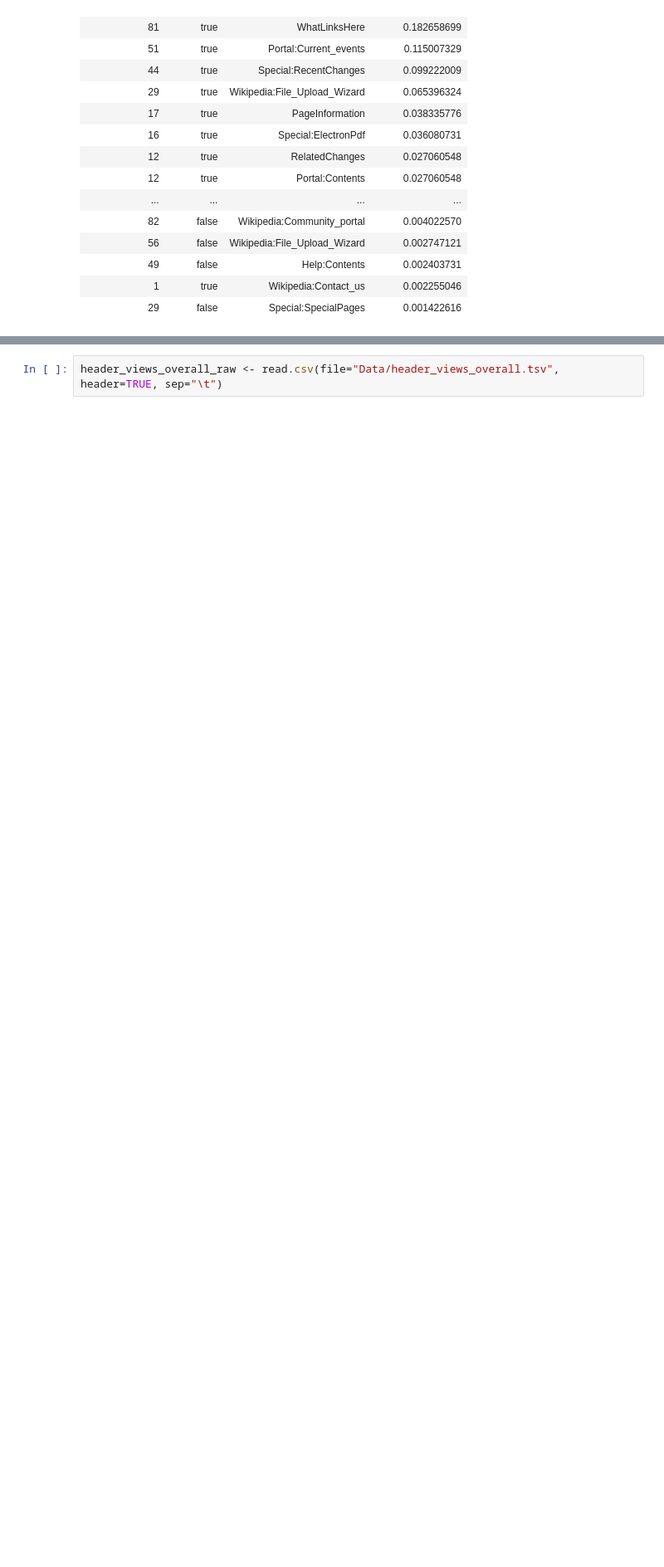
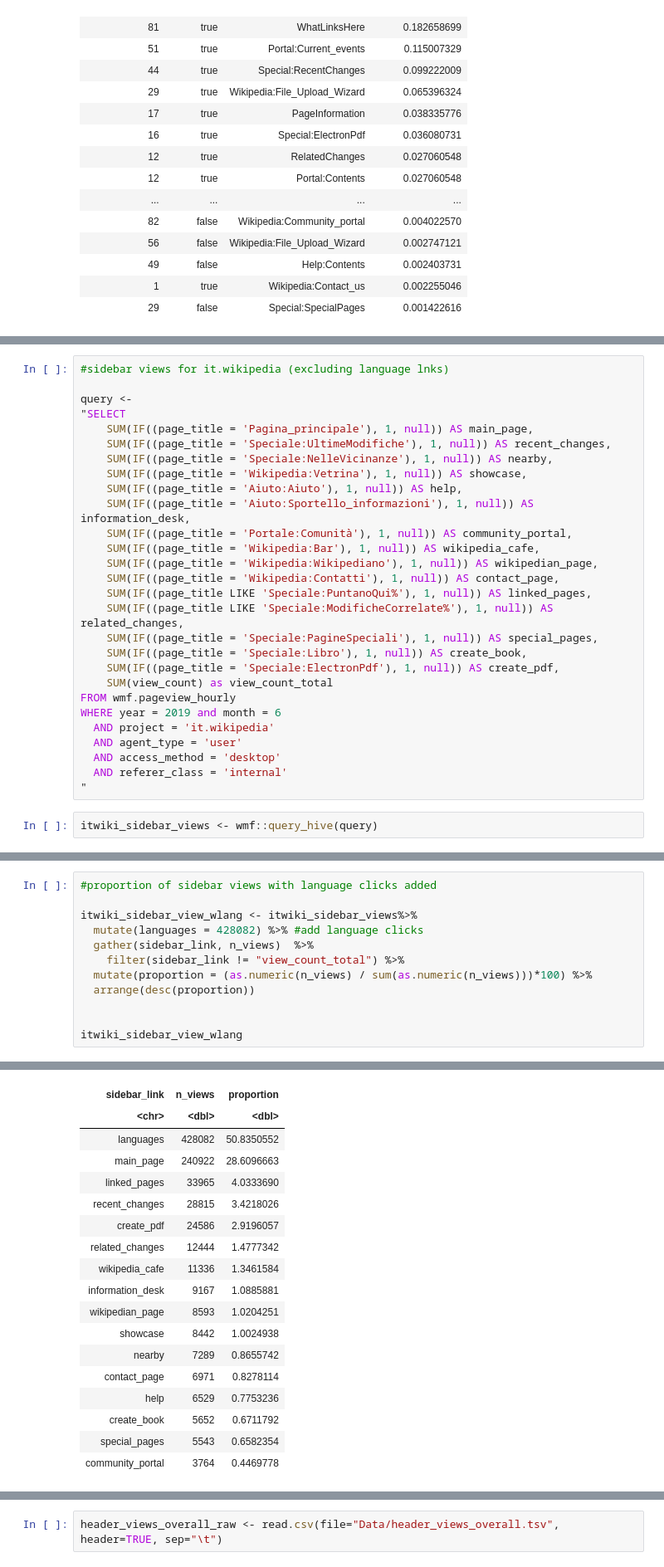
Before and after one commit to wikimedia-research/Desktop-behavior-analysis-Aug-2019, a Jupyter notebook: Desktop_usage_behavior_analysis.ipynb, the cells around one changed output, grey strips where cells are left out. Shown at 83% size. Saved outputs shown, nothing was run; the diff lists cells and outputs as text; blank space fills up the shorter version.

```diff
--- a/Desktop_usage_behavior_analysis.ipynb
+++ b/Desktop_usage_behavior_analysis.ipynb
@@ -449,0 +710,30 @@ A data.frame: 34 × 4
+# %%
+#sidebar views for it.wikipedia (excluding language lnks)
+
+query <-
+"SELECT
+    SUM(IF((page_title = 'Pagina_principale'), 1, null)) AS main_page,
+    SUM(IF((page_title = 'Speciale:UltimeModifiche'), 1, null)) AS recent_changes,
+    SUM(IF((page_title = 'Speciale:NelleVicinanze'), 1, null)) AS nearby,
+    SUM(IF((page_title = 'Wikipedia:Vetrina'), 1, null)) AS showcase,
+    SUM(IF((page_title = 'Aiuto:Aiuto'), 1, null)) AS help,
+    SUM(IF((page_title = 'Aiuto:Sportello_informazioni'), 1, null)) AS information_desk,
+    SUM(IF((page_title = 'Portale:Comunità'), 1, null)) AS community_portal,
+    SUM(IF((page_title = 'Wikipedia:Bar'), 1, null)) AS wikipedia_cafe,
+    SUM(IF((page_title = 'Wikipedia:Wikipediano'), 1, null)) AS wikipedian_page,
+    SUM(IF((page_title = 'Wikipedia:Contatti'), 1, null)) AS contact_page,
+    SUM(IF((page_title LIKE 'Speciale:PuntanoQui%'), 1, null)) AS linked_pages,
+    SUM(IF((page_title LIKE 'Speciale:ModificheCorrelate%'), 1, null)) AS related_changes,
+    SUM(IF((page_title = 'Speciale:PagineSpeciali'), 1, null)) AS special_pages,
+    SUM(IF((page_title = 'Speciale:Libro'), 1, null)) AS create_book,
+    SUM(IF((page_title = 'Speciale:ElectronPdf'), 1, null)) AS create_pdf,
+    SUM(view_count) as view_count_total
+FROM wmf.pageview_hourly
+WHERE year = 2019 and month = 6
+  AND project = 'it.wikipedia'
+  AND agent_type = 'user'
+  AND access_method = 'desktop'
+  AND referer_class = 'internal'
+"
+# %%
+itwiki_sidebar_views <- wmf::query_hive(query)
@@ -449,0 +742,13 @@ A data.frame: 34 × 4
+# %%
+#proportion of sidebar views with language clicks added
+
+itwiki_sidebar_view_wlang <- itwiki_sidebar_views%>%
+  mutate(languages = 428082) %>% #add language clicks
+  gather(sidebar_link, n_views)  %>%
+    filter(sidebar_link != "view_count_total") %>%
+  mutate(proportion = (as.numeric(n_views) / sum(as.numeric(n_views)))*100) %>%
+  arrange(desc(proportion))
+
+
+itwiki_sidebar_view_wlang
+# %% [output]
@@ -449,0 +756,18 @@ A data.frame: 34 × 4
+| sidebar_link | n_views | proportion |
+| <chr> | <dbl> | <dbl> |
+| languages | 428082 | 50.8350552 |
+| main_page | 240922 | 28.6096663 |
+| linked_pages | 33965 | 4.0333690 |
+| recent_changes | 28815 | 3.4218026 |
+| create_pdf | 24586 | 2.9196057 |
+| related_changes | 12444 | 1.4777342 |
+| wikipedia_cafe | 11336 | 1.3461584 |
+| information_desk | 9167 | 1.0885881 |
+| wikipedian_page | 8593 | 1.0204251 |
+| showcase | 8442 | 1.0024938 |
+| nearby | 7289 | 0.8655742 |
+| contact_page | 6971 | 0.8278114 |
+| help | 6529 | 0.7753236 |
+| create_book | 5652 | 0.6711792 |
+| special_pages | 5543 | 0.6582354 |
+| community_portal | 3764 | 0.4469778 |
```
Also changed, not shown: parts of 59 cells of this notebook.
